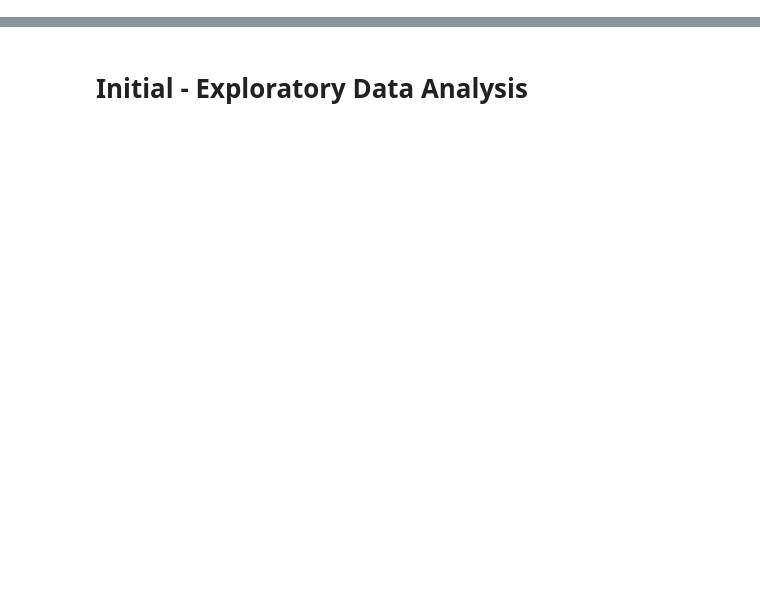
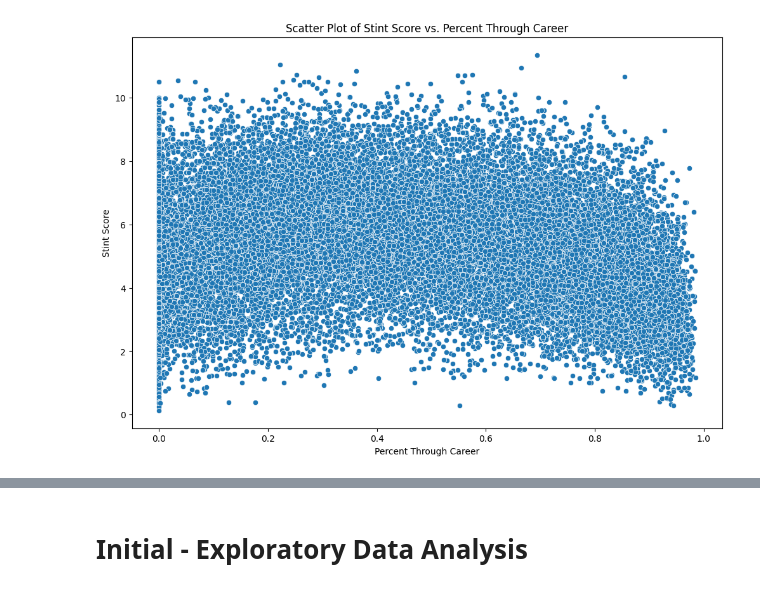
Before and after one commit to tgormly/nwmsu_ms_capstone, a Jupyter notebook: Exploratory_Data_Analysis.ipynb, the cells around one changed output, grey strips where cells are left out. Saved outputs shown, nothing was run; the diff lists cells and outputs as text; code cells hidden in the pictures; blank space fills up the shorter version.

Commit message:
Exploratory Data Analysis continues

```diff
--- a/Exploratory_Data_Analysis.ipynb
+++ b/Exploratory_Data_Analysis.ipynb
@@ -0,0 +17,14 @@
+# %%
+# Create a scatter plot
+plt.figure(figsize=(12, 8))
+sns.scatterplot(data=df, x='percent_through_career', y='stint_score')
+
+# Add titles and labels
+plt.title('Scatter Plot of Stint Score vs. Percent Through Career')
+plt.xlabel('Percent Through Career')
+plt.ylabel('Stint Score')
+
+# Show the plot
+plt.show()
+# %% [output]
+[figure, added]
```
Also changed, not shown: parts of 29 cells of this notebook, 4 other files.
